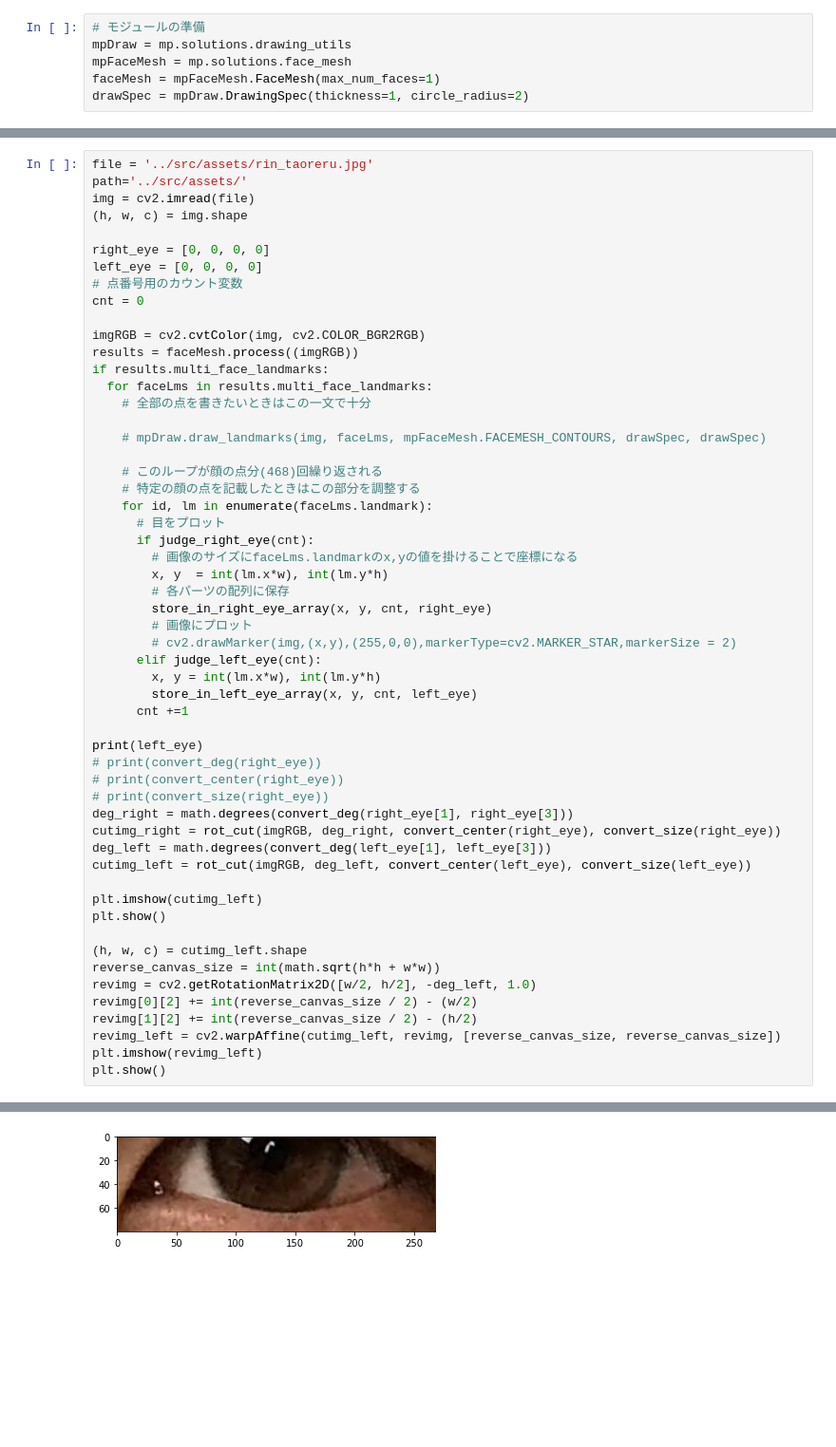
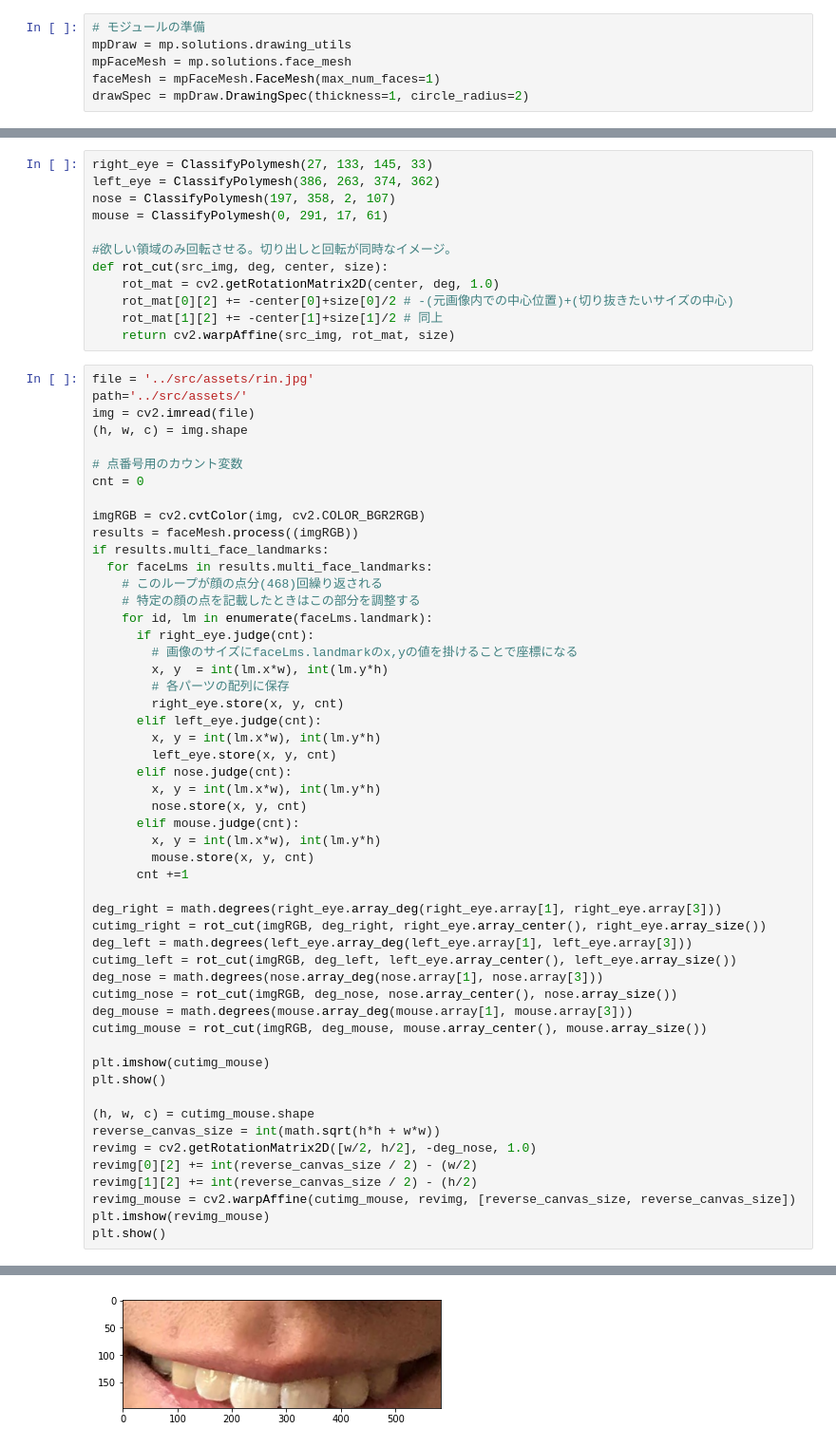
Before and after one commit to MiyamotoRin/FaceGraph, a Jupyter notebook: backend/rectangle.ipynb, the cells around one changed output, grey strips where cells are left out. Shown at 95% size. Cells and saved outputs as stored; diff of their text form; blank space fills up the shorter version.

```diff
--- a/backend/rectangle.ipynb
+++ b/backend/rectangle.ipynb
@@ -98,11 +63,21 @@ def convert_center(points):
+# %%
+right_eye = ClassifyPolymesh(27, 133, 145, 33)
+left_eye = ClassifyPolymesh(386, 263, 374, 362)
+nose = ClassifyPolymesh(197, 358, 2, 107)
+mouse = ClassifyPolymesh(0, 291, 17, 61)
+
+#欲しい領域のみ回転させる。切り出しと回転が同時なイメージ。
+def rot_cut(src_img, deg, center, size):
+    rot_mat = cv2.getRotationMatrix2D(center, deg, 1.0)
+    rot_mat[0][2] += -center[0]+size[0]/2 # -(元画像内での中心位置)+(切り抜きたいサイズの中心)
+    rot_mat[1][2] += -center[1]+size[1]/2 # 同上
+    return cv2.warpAffine(src_img, rot_mat, size)
 # %%
-file = '../src/assets/rin_taoreru.jpg'
+file = '../src/assets/rin.jpg'
 path='../src/assets/'
 img = cv2.imread(file)
 (h, w, c) = img.shape
 
-right_eye = [0, 0, 0, 0]
-left_eye = [0, 0, 0, 0]
 # 点番号用のカウント変数
 cnt = 0
 
@@ -110,44 +85,43 @@ imgRGB = cv2.cvtColor(img, cv2.COLOR_BGR2RGB)
 results = faceMesh.process((imgRGB))
 if results.multi_face_landmarks:
   for faceLms in results.multi_face_landmarks:
-    # 全部の点を書きたいときはこの一文で十分
-
-    # mpDraw.draw_landmarks(img, faceLms, mpFaceMesh.FACEMESH_CONTOURS, drawSpec, drawSpec)
-
     # このループが顔の点分(468)回繰り返される
     # 特定の顔の点を記載したときはこの部分を調整する
     for id, lm in enumerate(faceLms.landmark):
-      # 目をプロット
-      if judge_right_eye(cnt):
+      if right_eye.judge(cnt):
         # 画像のサイズにfaceLms.landmarkのx,yの値を掛けることで座標になる
         x, y  = int(lm.x*w), int(lm.y*h)
         # 各パーツの配列に保存
-        store_in_right_eye_array(x, y, cnt, right_eye)
-        # 画像にプロット
-        # cv2.drawMarker(img,(x,y),(255,0,0),markerType=cv2.MARKER_STAR,markerSize = 2)
-      elif judge_left_eye(cnt):
+        right_eye.store(x, y, cnt)
+      elif left_eye.judge(cnt):
         x, y = int(lm.x*w), int(lm.y*h)
-        store_in_left_eye_array(x, y, cnt, left_eye)
+        left_eye.store(x, y, cnt)
+      elif nose.judge(cnt):
+        x, y = int(lm.x*w), int(lm.y*h)
+        nose.store(x, y, cnt)
+      elif mouse.judge(cnt):
+        x, y = int(lm.x*w), int(lm.y*h)
+        mouse.store(x, y, cnt)
       cnt +=1
 
-print(left_eye)
-# print(convert_deg(right_eye))
-# print(convert_center(right_eye))
-# print(convert_size(right_eye))
-deg_right = math.degrees(convert_deg(right_eye[1], right_eye[3]))
-cutimg_right = rot_cut(imgRGB, deg_right, convert_center(right_eye), convert_size(right_eye))
-deg_left = math.degrees(convert_deg(left_eye[1], left_eye[3]))
-cutimg_left = rot_cut(imgRGB, deg_left, convert_center(left_eye), convert_size(left_eye))
+deg_right = math.degrees(right_eye.array_deg(right_eye.array[1], right_eye.array[3]))
+cutimg_right = rot_cut(imgRGB, deg_right, right_eye.array_center(), right_eye.array_size())
+deg_left = math.degrees(left_eye.array_deg(left_eye.array[1], left_eye.array[3]))
+cutimg_left = rot_cut(imgRGB, deg_left, left_eye.array_center(), left_eye.array_size())
+deg_nose = math.degrees(nose.array_deg(nose.array[1], nose.array[3]))
+cutimg_nose = rot_cut(imgRGB, deg_nose, nose.array_center(), nose.array_size())
+deg_mouse = math.degrees(mouse.array_deg(mouse.array[1], mouse.array[3]))
+cutimg_mouse = rot_cut(imgRGB, deg_mouse, mouse.array_center(), mouse.array_size())
 
-plt.imshow(cutimg_left)
+plt.imshow(cutimg_mouse)
 plt.show()
 
-(h, w, c) = cutimg_left.shape
+(h, w, c) = cutimg_mouse.shape
 reverse_canvas_size = int(math.sqrt(h*h + w*w))
-revimg = cv2.getRotationMatrix2D([w/2, h/2], -deg_left, 1.0)
+revimg = cv2.getRotationMatrix2D([w/2, h/2], -deg_nose, 1.0)
 revimg[0][2] += int(reverse_canvas_size / 2) - (w/2)
 revimg[1][2] += int(reverse_canvas_size / 2) - (h/2)
-revimg_left = cv2.warpAffine(cutimg_left, revimg, [reverse_canvas_size, reverse_canvas_size])
-plt.imshow(revimg_left)
+revimg_mouse = cv2.warpAffine(cutimg_mouse, revimg, [reverse_canvas_size, reverse_canvas_size])
+plt.imshow(revimg_mouse)
 plt.show()
 # %% [output]
@@ -155 +128 @@ plt.show()
-[figure, old version]
+[figure, new version]
```
Also changed, not shown: parts of 3 cells of this notebook.
